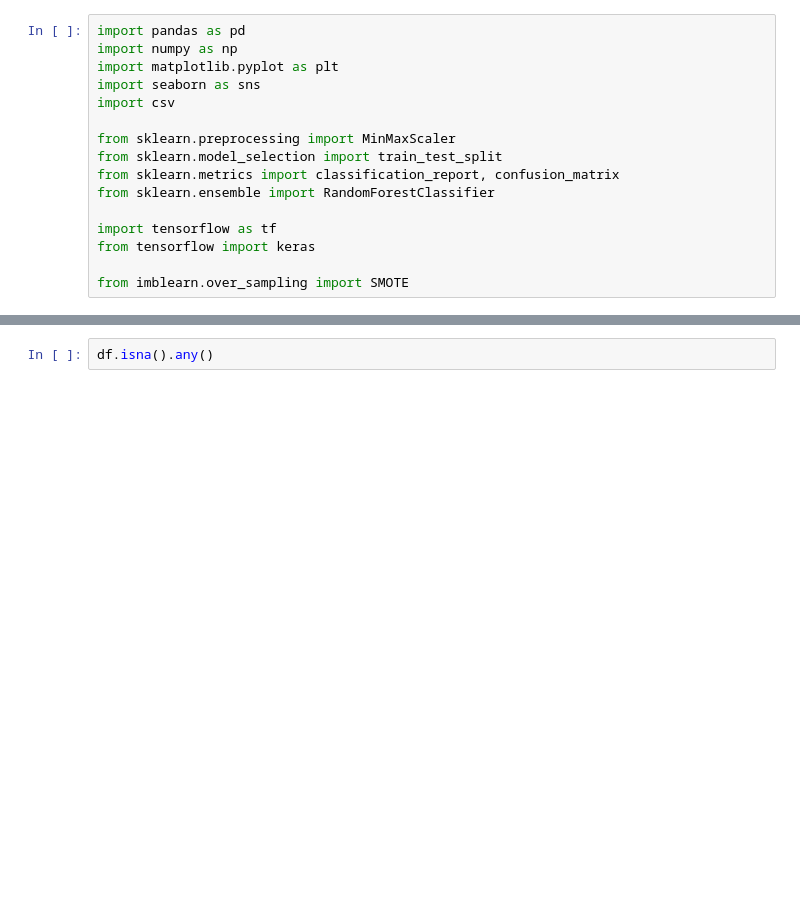
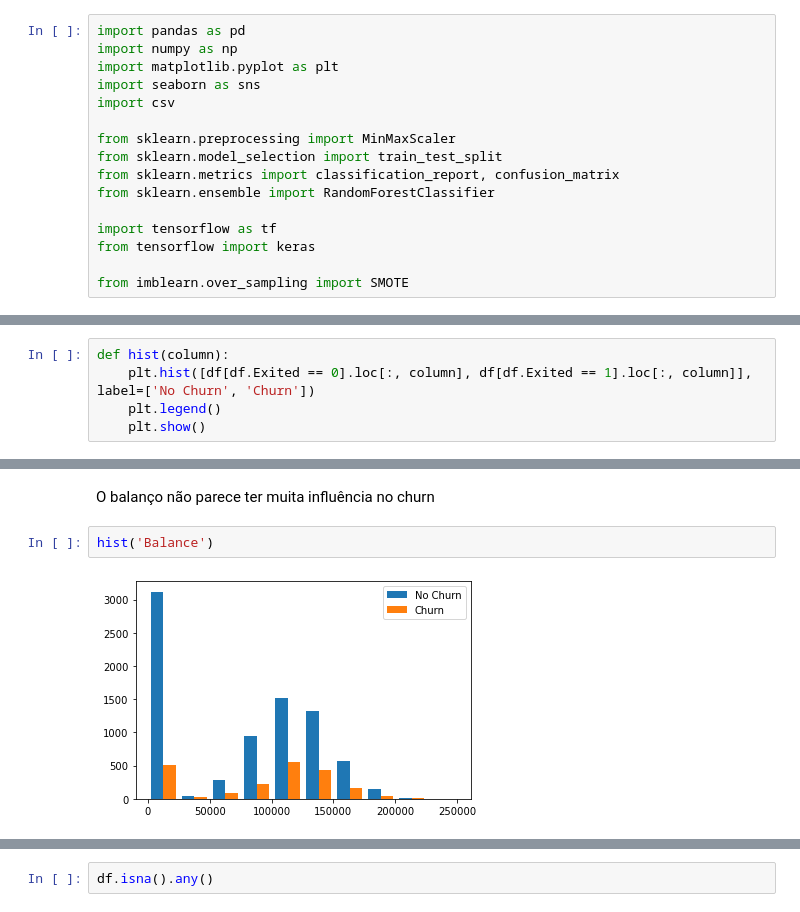
Before and after one commit to ViniciusLippel/Churn-Prediction, a Jupyter notebook: churn_prediction.ipynb, the cells around one changed output, grey strips where cells are left out. Cells and saved outputs as stored; diff of their text form; blank space fills up the shorter version.

```diff
--- a/churn_prediction.ipynb
+++ b/churn_prediction.ipynb
@@ -29,0 +62,5 @@ df.head()
+# %%
+def hist(column):
+    plt.hist([df[df.Exited == 0].loc[:, column], df[df.Exited == 1].loc[:, column]], label=['No Churn', 'Churn'])
+    plt.legend()
+    plt.show()
@@ -29,0 +75,6 @@ df.head()
+# %% [markdown]
+O balanço não parece ter muita influência no churn
+# %%
+hist('Balance')
+# %% [output]
+[figure, added]
```
Also changed, not shown: parts of 53 cells of this notebook.
